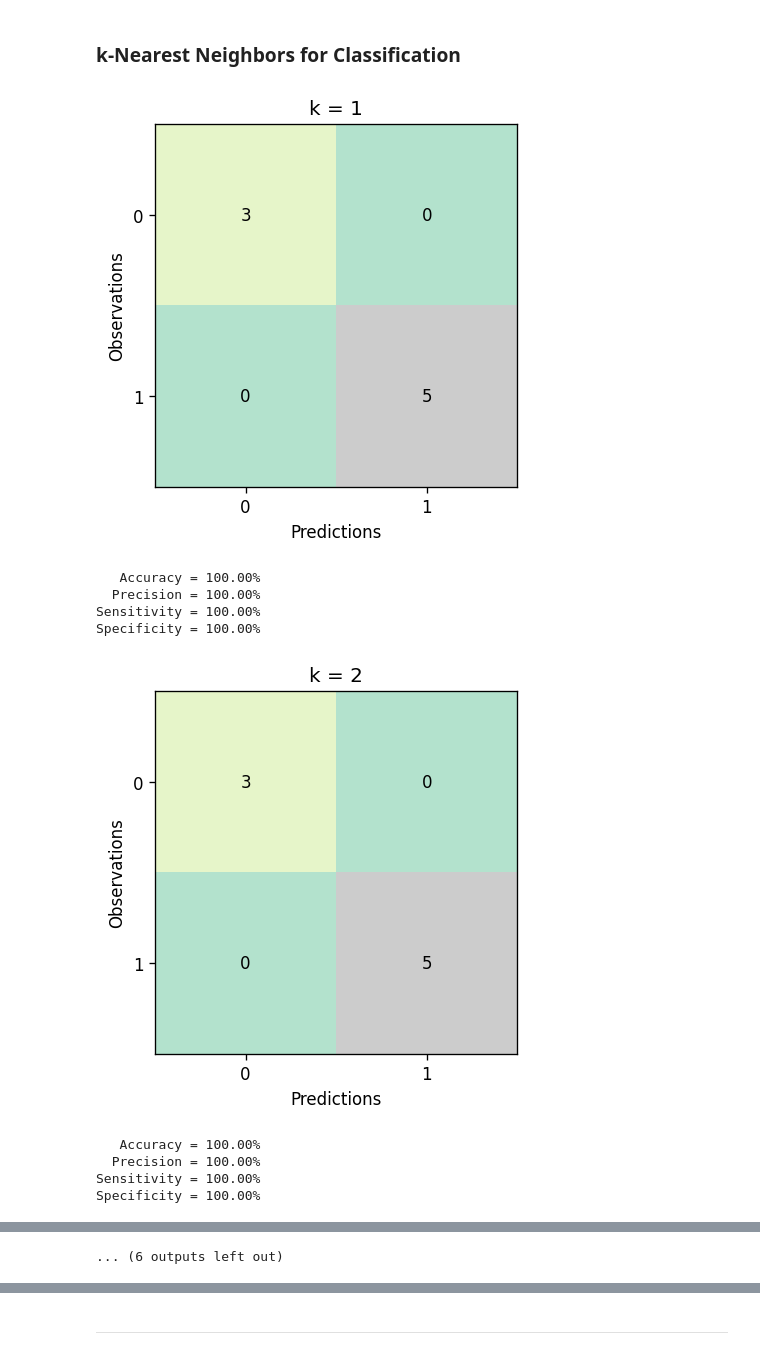
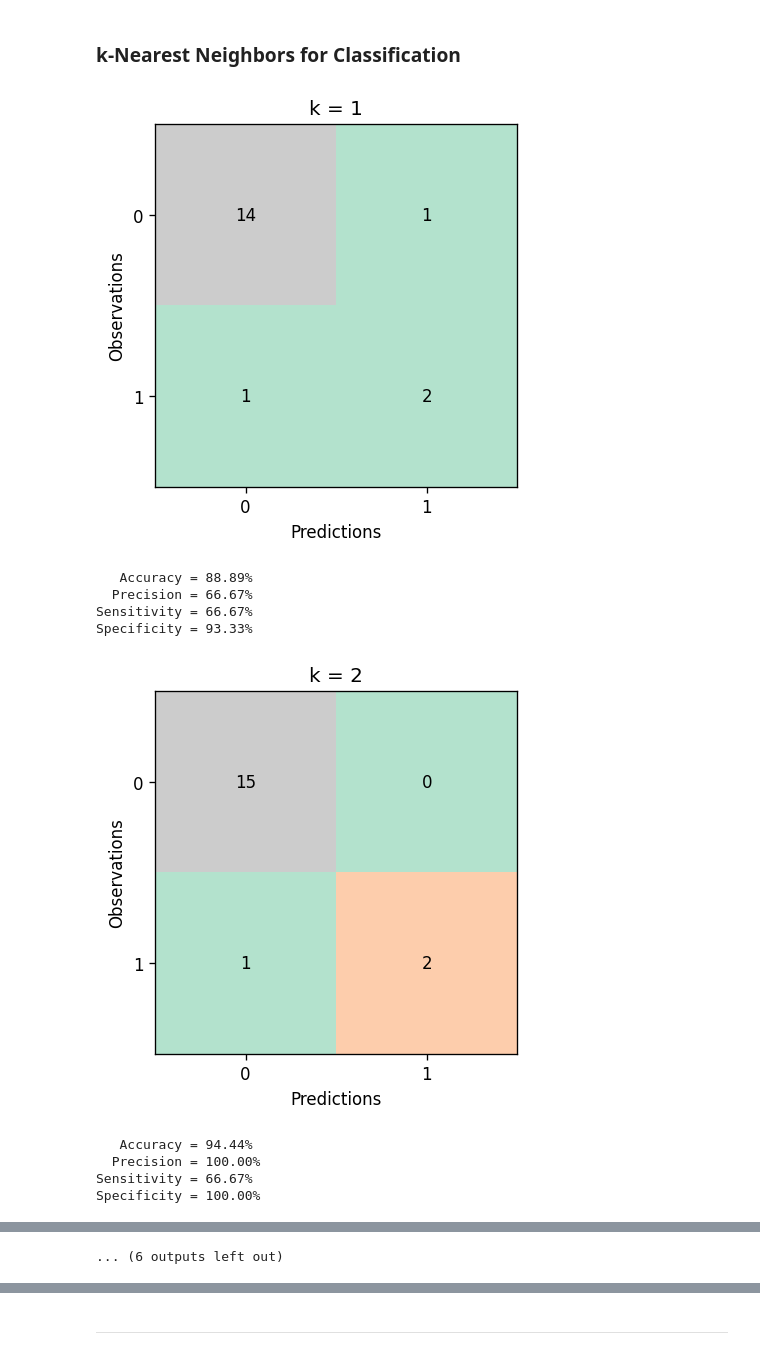
Before and after one commit to irisfield/sorting-algorithms-classification, a Jupyter notebook: classification_analysis.ipynb, the cells around one changed output, grey strips where cells are left out. Cells and saved outputs as stored; diff of their text form; code cells hidden in the pictures.

```diff
--- a/classification_analysis.ipynb
+++ b/classification_analysis.ipynb
@@ -95,6 +95,6 @@ print(*tests.columns, sep = ", ")
 # %% [output]
 SortType, ArrayType, ArraySize, Test1, Test2, Test3, Test4, Test5, Test6, Test7, Test8, Test9, AverageTime
 # %%
-tests = tests.drop(columns = ["Test1", "Test2", "Test3", "Test4", "Test5", "Test6", "Test7", "Test8", "Test9"])
+tests = tests.drop(columns = ["Test2", "Test3", "Test4", "Test5", "Test6", "Test8", "Test9"])
 tests[:0]
 # %% [output]
@@ -117,4 +118,3 @@ Filter the sort type column so that it only contains the following sort types:
 # %%
-tests1 = tests[(tests["SortType"] != "InsertionSort")].copy()
-cluster_map = {"BubbleSort":0, "SelectionSort":1}
-tests1["SortType"] = tests1["SortType"].apply(str).map(cluster_map)
+cluster_map = {"BubbleSort": 0, "InsertionSort": 0, "SelectionSort": 1}
+tests["SortType"] = tests["SortType"].apply(str).map(cluster_map)
@@ -123,8 +136,8 @@ tests1["SortType"] = tests1["SortType"].apply(str).map(cluster_map)
 - Store the independent variables or features as a data frame inside the variable `x`.
 - Store the dependent variable as a series inside the variable `y`.
 # %%
-x = tests1.drop(columns = ["SortType"])
-y = tests1["SortType"]
+x = tests.drop(columns = ["SortType"])
+y = tests["SortType"]
 # %% [markdown]
 Make sure the data frame `x` does not contain the `SortType` column and that series `y` only contains the `SortType` column.
 # %%
@@ -141,5 +162,5 @@ Split the data into training and testing datasets. As per convention, split into
 # %%
-x_train, x_test, y_train, y_test = train_test_split(x, y, test_size = 0.2, random_state = 75)
+x_train, x_test, y_train, y_test = train_test_split(x, y, test_size = 0.3, random_state = 7)
 # %% [markdown]
 Make sure the data was split correctly.
 - `x_train` and `y_train` should have the same indexes.
@@ -276,21 +297,21 @@ plt.show()
 ### k-Nearest Neighbors for Classification
 # %%
 for k in range(1, 10):
-    knn = KNeighborsClassifier(n_neighbors = 1).fit(x_train, y_train)
+    knn = KNeighborsClassifier(n_neighbors = k).fit(x_train, y_train)
     y_test_preds_knn = knn.predict(x_test)
     cmatrix_knn = confusion_matrix(y_test, y_test_preds_knn)
     show_matrix(cmatrix_knn)
     plt.title("k = {}".format(k))
     plt.show()
     evaluation_metrics(cmatrix_knn)
 # %% [output]
-[figure, old version]
+[figure, new version]
-   Accuracy = 100.00%
-  Precision = 100.00%
-Sensitivity = 100.00%
-Specificity = 100.00%
+   Accuracy = 88.89%
+  Precision = 66.67%
+Sensitivity = 66.67%
+Specificity = 93.33%
-[figure, old version]
+[figure, new version]
-   Accuracy = 100.00%
+   Accuracy = 94.44%
   Precision = 100.00%
-Sensitivity = 100.00%
+Sensitivity = 66.67%
 Specificity = 100.00%
```
Also changed, not shown: parts of 20 cells of this notebook.
